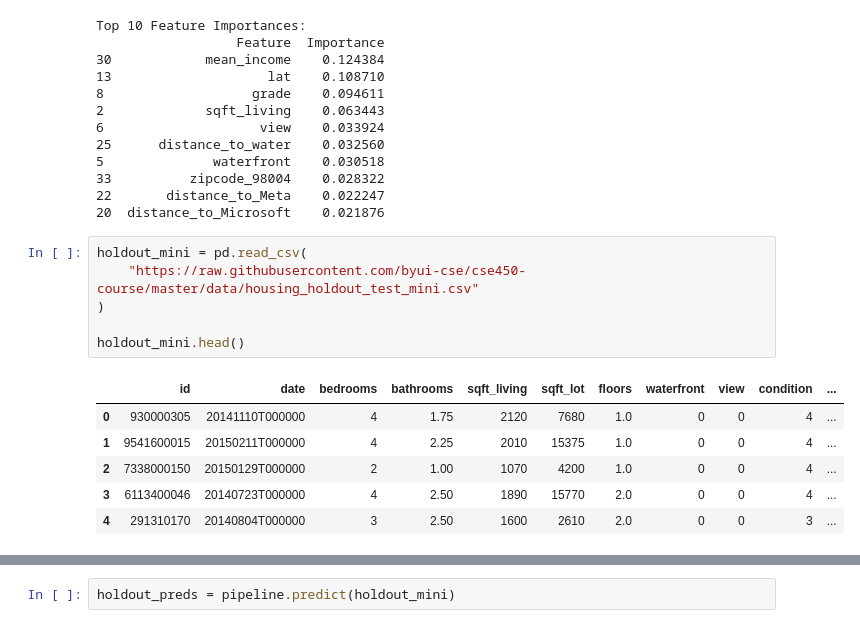
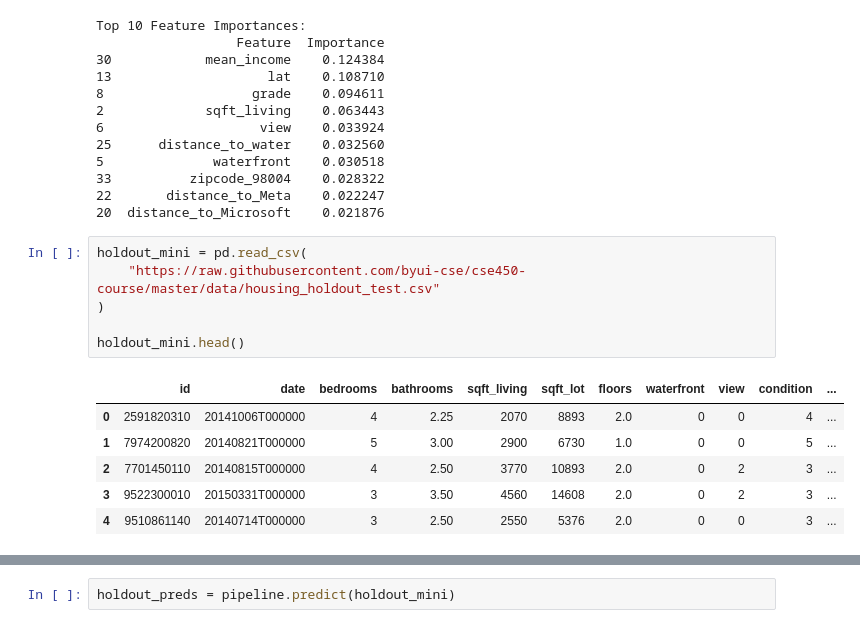
Before and after one commit to ManoloVM21/MachineLearningTeam4, a Jupyter notebook: notebooks/starter_housing.ipynb, the cells around one changed output, grey strips where cells are left out. Cells and saved outputs as stored; diff of their text form.

```diff
--- a/notebooks/starter_housing.ipynb
+++ b/notebooks/starter_housing.ipynb
@@ -329,17 +329,17 @@ Top 10 Feature Importances:
 20  distance_to_Microsoft    0.021876
 # %%
 holdout_mini = pd.read_csv(
-    "https://raw.githubusercontent.com/byui-cse/cse450-course/master/data/housing_holdout_test_mini.csv"
+    "https://raw.githubusercontent.com/byui-cse/cse450-course/master/data/housing_holdout_test.csv"
 )
 
 holdout_mini.head()
 # %% [output]
 |  | id | date | bedrooms | bathrooms | sqft_living | sqft_lot | floors | waterfront | view | condition | ... |
-| 0 | 930000305 | 20141110T000000 | 4 | 1.75 | 2120 | 7680 | 1.0 | 0 | 0 | 4 | ... |
-| 1 | 9541600015 | 20150211T000000 | 4 | 2.25 | 2010 | 15375 | 1.0 | 0 | 0 | 4 | ... |
-| 2 | 7338000150 | 20150129T000000 | 2 | 1.00 | 1070 | 4200 | 1.0 | 0 | 0 | 4 | ... |
-| 3 | 6113400046 | 20140723T000000 | 4 | 2.50 | 1890 | 15770 | 2.0 | 0 | 0 | 4 | ... |
-| 4 | 291310170 | 20140804T000000 | 3 | 2.50 | 1600 | 2610 | 2.0 | 0 | 0 | 3 | ... |
+| 0 | 2591820310 | 20141006T000000 | 4 | 2.25 | 2070 | 8893 | 2.0 | 0 | 0 | 4 | ... |
+| 1 | 7974200820 | 20140821T000000 | 5 | 3.00 | 2900 | 6730 | 1.0 | 0 | 0 | 5 | ... |
+| 2 | 7701450110 | 20140815T000000 | 4 | 2.50 | 3770 | 10893 | 2.0 | 0 | 2 | 3 | ... |
+| 3 | 9522300010 | 20150331T000000 | 3 | 3.50 | 4560 | 14608 | 2.0 | 0 | 2 | 3 | ... |
+| 4 | 9510861140 | 20140714T000000 | 3 | 2.50 | 2550 | 5376 | 2.0 | 0 | 0 | 3 | ... |
 # %%
 import pandas as pd
 from geopy.distance import great_circle
```
Also changed, not shown: parts of 8 cells of this notebook.
